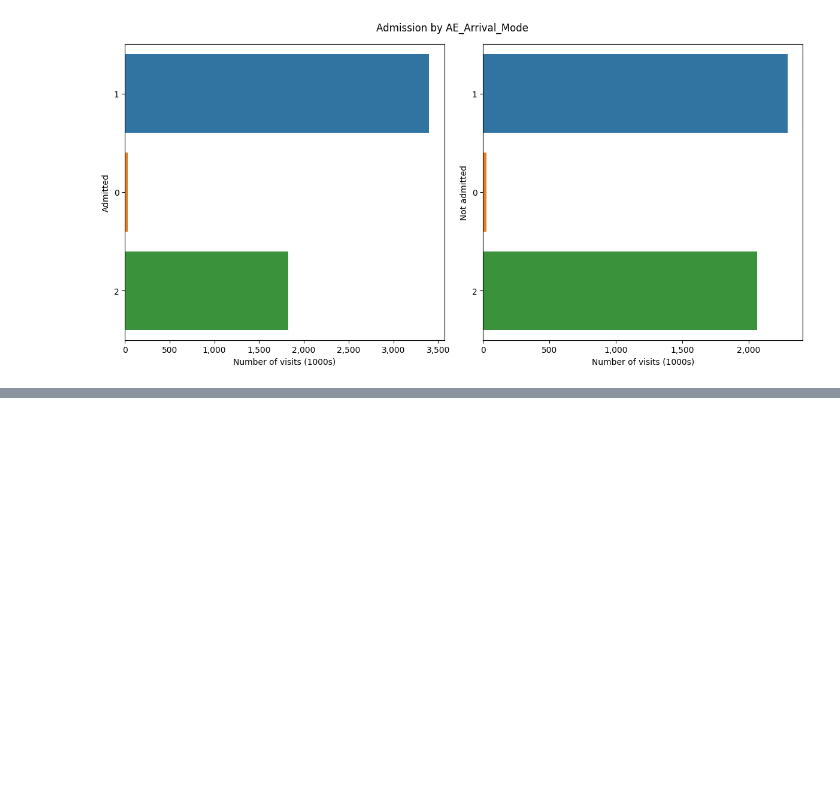
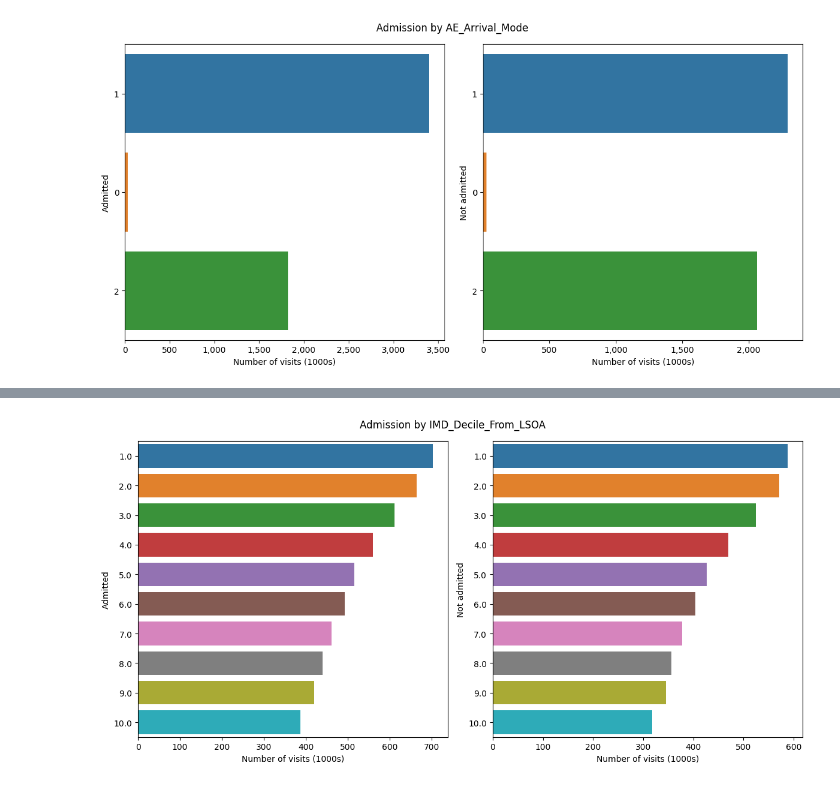
Before and after one commit to zmek/synthetic-clinical-notes, a Jupyter notebook: notebooks/explore-nhse-ae-data.ipynb, the cells around one changed output, grey strips where cells are left out. Cells and saved outputs as stored; diff of their text form; code cells hidden in the pictures; blank space fills up the shorter version.

```diff
--- a/notebooks/explore-nhse-ae-data.ipynb
+++ b/notebooks/explore-nhse-ae-data.ipynb
@@ -221,0 +248,4 @@ plot_by_inpatient(ed, 'AE_Arrival_Mode')
+# %%
+plot_by_inpatient(ed, 'IMD_Decile_From_LSOA', ordered = False)
+# %% [output]
+[figure, added]
```
Also changed, not shown: parts of 8 cells of this notebook, 5 other files.
